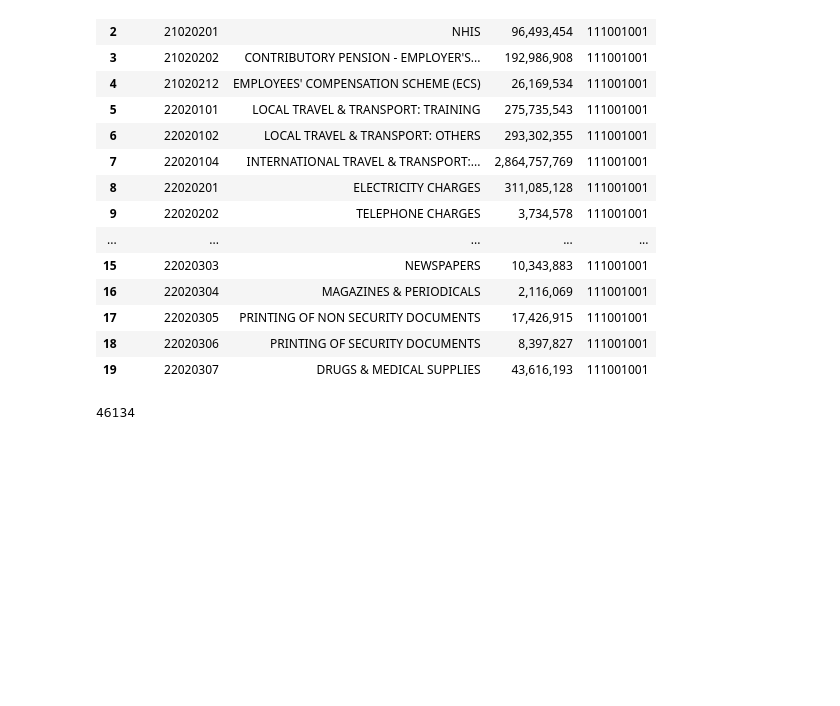
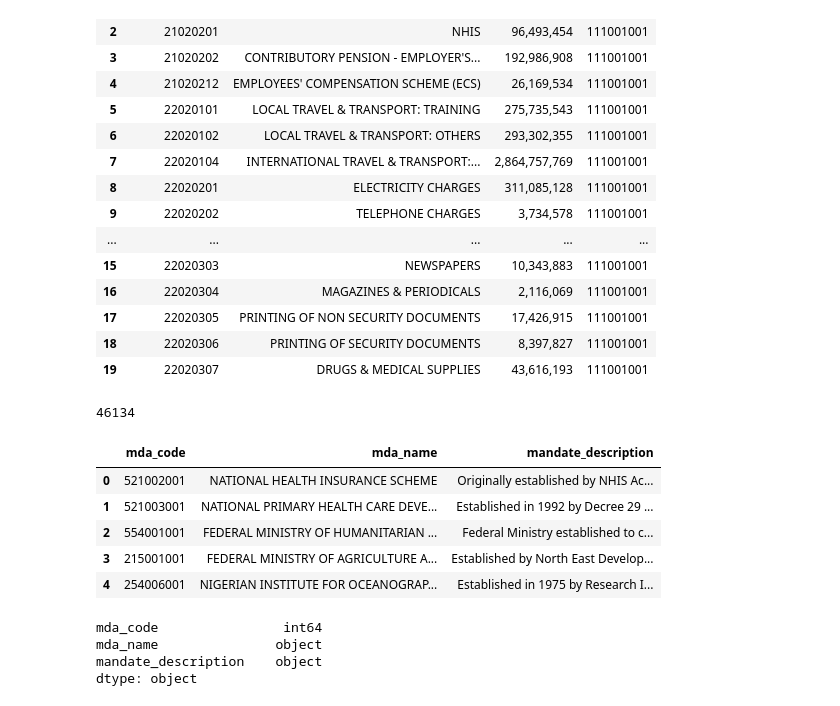
Before and after one commit to abelunbound/fg_interactive_budget, a Jupyter notebook: dev.ipynb, the cells around one changed output. Cells and saved outputs as stored; diff of their text form; code cells hidden in the pictures; blank space fills up the shorter version.

```diff
--- a/dev.ipynb
+++ b/dev.ipynb
@@ -47,3 +47,27 @@ df.head(20)
 print(len(df))
 # %% [output]
 46134
+# %%
+# Mandate data ingestion
+input_path = "data/inputs/2026_budget_helper_tables.xlsx"
+sheet_name = "mda_mandates"
+
+mandate_df = pd.read_excel(input_path, sheet_name=sheet_name)
+
+mandate_df.columns.values[2] = "mandate_description" # Rename columns
+# %%
+mandate_df.head()
+# %% [output]
+|  | mda_code | mda_name | mandate_description |
+| 0 | 521002001 | NATIONAL HEALTH INSURANCE SCHEME | Originally established by NHIS Ac... |
+| 1 | 521003001 | NATIONAL PRIMARY HEALTH CARE DEVE... | Established in 1992 by Decree 29 ... |
+| 2 | 554001001 | FEDERAL MINISTRY OF HUMANITARIAN ... | Federal Ministry established to c... |
+| 3 | 215001001 | FEDERAL MINISTRY OF AGRICULTURE A... | Established by North East Develop... |
+| 4 | 254006001 | NIGERIAN INSTITUTE FOR OCEANOGRAP... | Established in 1975 by Research I... |
+# %%
+mandate_df.dtypes
+# %% [output]
+mda_code                int64
+mda_name               object
+mandate_description    object
+dtype: object
```
Also changed, not shown: parts of 34 cells of this notebook, 13 other files.
